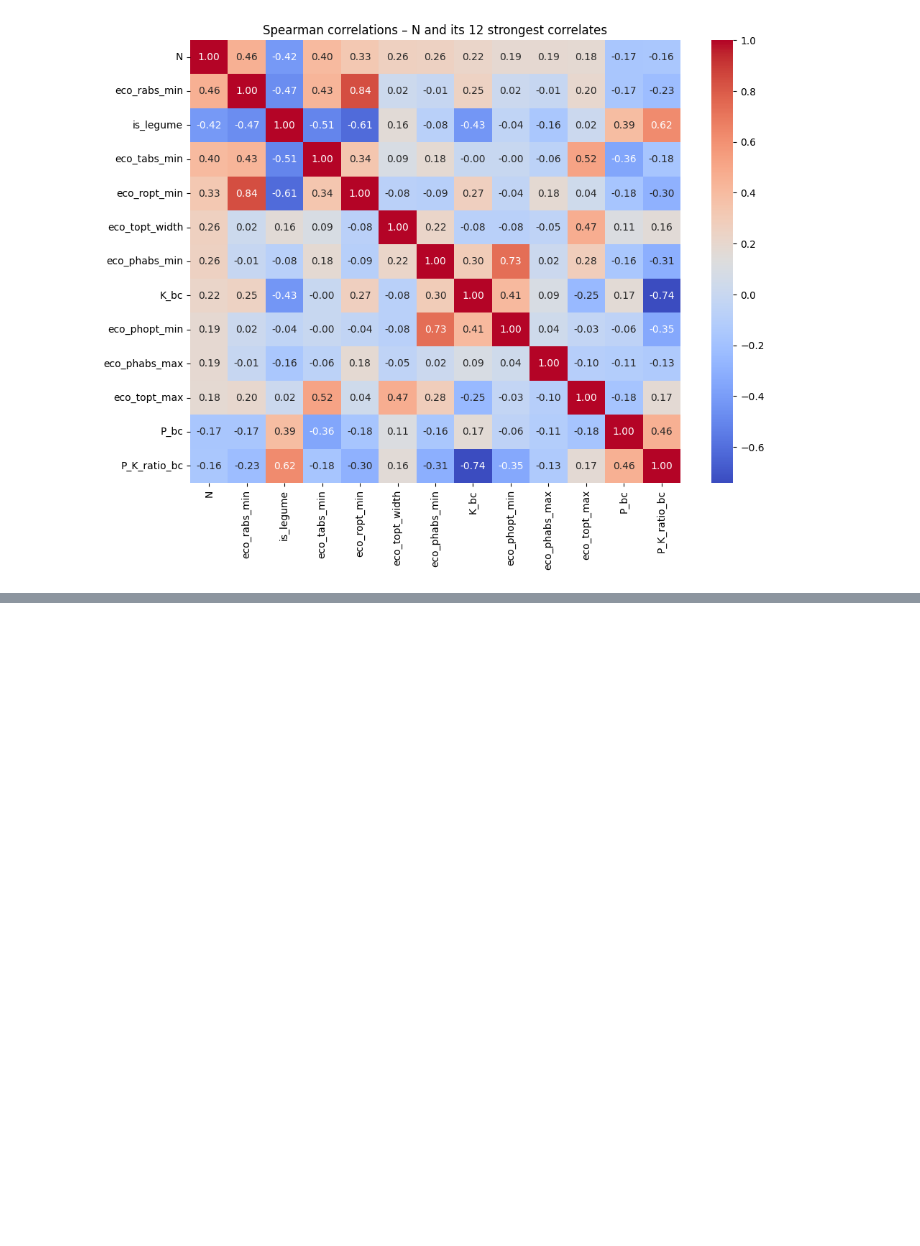
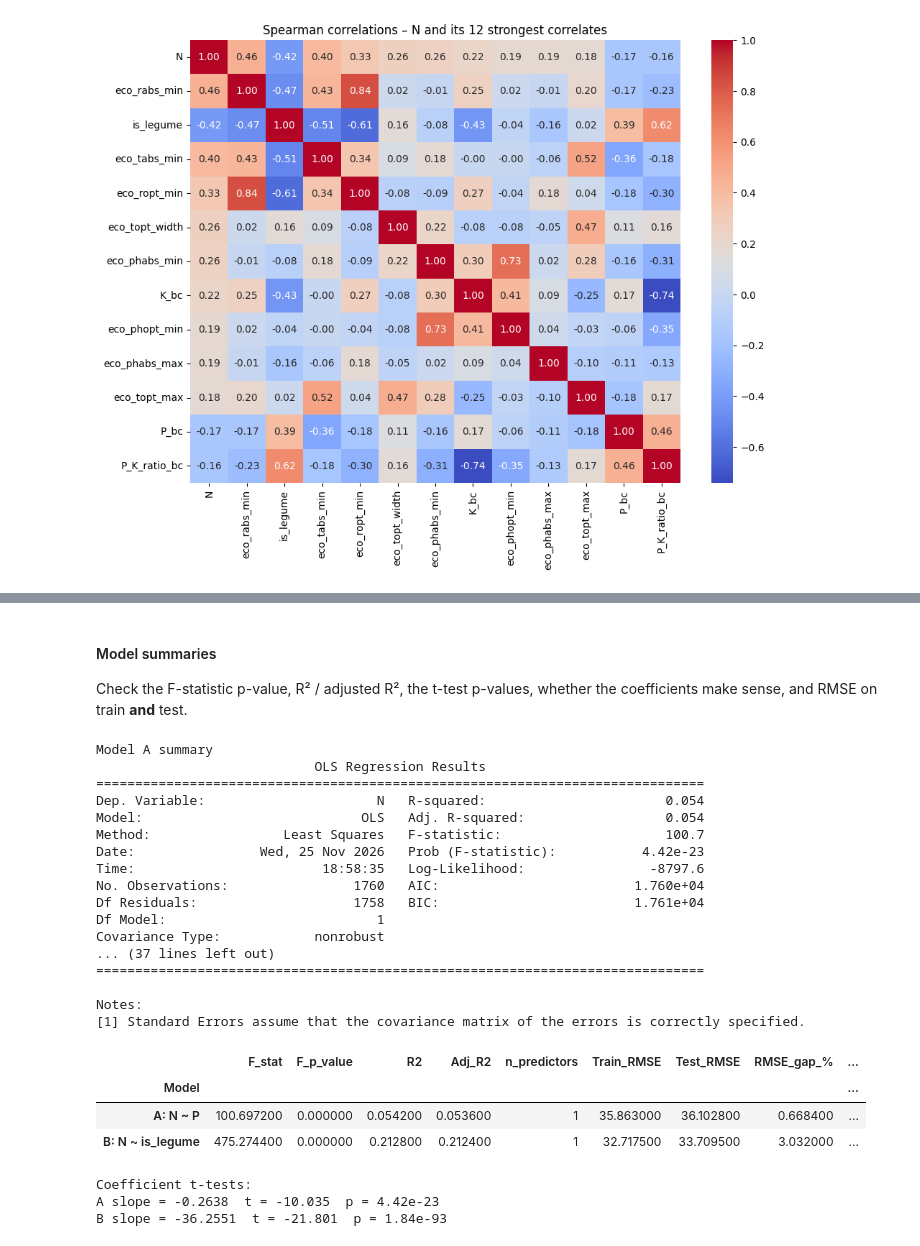
Before and after one commit to UbaidUllah777/Crop_Recommendation_Analysis, a Jupyter notebook: Crop_Recommendation_Workshop_C.ipynb, the cells around one changed output, grey strips where cells are left out. Drawn from its saved outputs; the diff is of its cells as text; code cells hidden in the pictures; blank space fills up the shorter version.

```diff
--- a/Crop_Recommendation_Workshop_C.ipynb
+++ b/Crop_Recommendation_Workshop_C.ipynb
@@ -1151,0 +1278,62 @@ plt.show()
+# %% [markdown]
+#### Model summaries
+
+Check the F-statistic p-value, R² / adjusted R², the t-test p-values, whether the coefficients make sense, and RMSE on train **and** test.
+# %%
+def rmse(actual, predicted):
+    return np.sqrt(mean_squared_error(actual, predicted))
+
+
+def evaluate(name, model, X_train, X_test):
+    pred_trn = model.predict(X_train)
+    pred_tst = model.predict(X_test)
+    return {"Model": name,
+            "F_stat": model.fvalue, "F_p_value": model.f_pvalue,
+            "R2": model.rsquared, "Adj_R2": model.rsquared_adj,
+            "n_predictors": int(model.df_model),
+            "Train_RMSE": rmse(train[Y], pred_trn), "Test_RMSE": rmse(test[Y], pred_tst),
+            "RMSE_gap_%": 100 * (rmse(test[Y], pred_tst) - rmse(train[Y], pred_trn)) / rmse(train[Y], pred_trn)}
+
+
+print("Model A summary")
+print(slr_a.summary())
+print("\nModel B summary")
+print(slr_b.summary())
+
+slr_results = pd.DataFrame([
+    evaluate(f"A: N ~ {SLR_A}", slr_a, X_a, sm.add_constant(test[[SLR_A]])),
+    evaluate(f"B: N ~ {SLR_B}", slr_b, X_b, sm.add_constant(test[[SLR_B]])),
+]).set_index("Model")
+# How much better than predicting the training mean for every field
+slr_results["Test_RMSE_better_than_baseline_%"] = 100 * (baseline_test_rmse - slr_results["Test_RMSE"]) / baseline_test_rmse
+display(slr_results.round(4))
+
+print("\nCoefficient t-tests:")
+for name, m in [("A", slr_a), ("B", slr_b)]:
+    print(name, "slope =", round(m.params.iloc[1], 4), " t =", round(m.tvalues.iloc[1], 3),
+          " p =", f"{m.pvalues.iloc[1]:.2e}")
+# %% [output]
+Model A summary
+                            OLS Regression Results
+==============================================================================
+Dep. Variable:                      N   R-squared:                       0.054
+Model:                            OLS   Adj. R-squared:                  0.054
+Method:                 Least Squares   F-statistic:                     100.7
+Date:                Wed, 25 Nov 2026   Prob (F-statistic):           4.42e-23
+Time:                        18:58:35   Log-Likelihood:                -8797.6
+No. Observations:                1760   AIC:                         1.760e+04
+Df Residuals:                    1758   BIC:                         1.761e+04
+Df Model:                           1
+Covariance Type:            nonrobust
+... (37 lines left out)
+==============================================================================
+
+Notes:
+[1] Standard Errors assume that the covariance matrix of the errors is correctly specified.
+|  | F_stat | F_p_value | R2 | Adj_R2 | n_predictors | Train_RMSE | Test_RMSE | RMSE_gap_% | ... |
+| Model |  |  |  |  |  |  |  |  | ... |
+| A: N ~ P | 100.697200 | 0.000000 | 0.054200 | 0.053600 | 1 | 35.863000 | 36.102800 | 0.668400 | ... |
+| B: N ~ is_legume | 475.274400 | 0.000000 | 0.212800 | 0.212400 | 1 | 32.717500 | 33.709500 | 3.032000 | ... |
+Coefficient t-tests:
+A slope = -0.2638  t = -10.035  p = 4.42e-23
+B slope = -36.2551  t = -21.801  p = 1.84e-93
```
Also changed, not shown: parts of 5 cells of this notebook, 1 other file.
